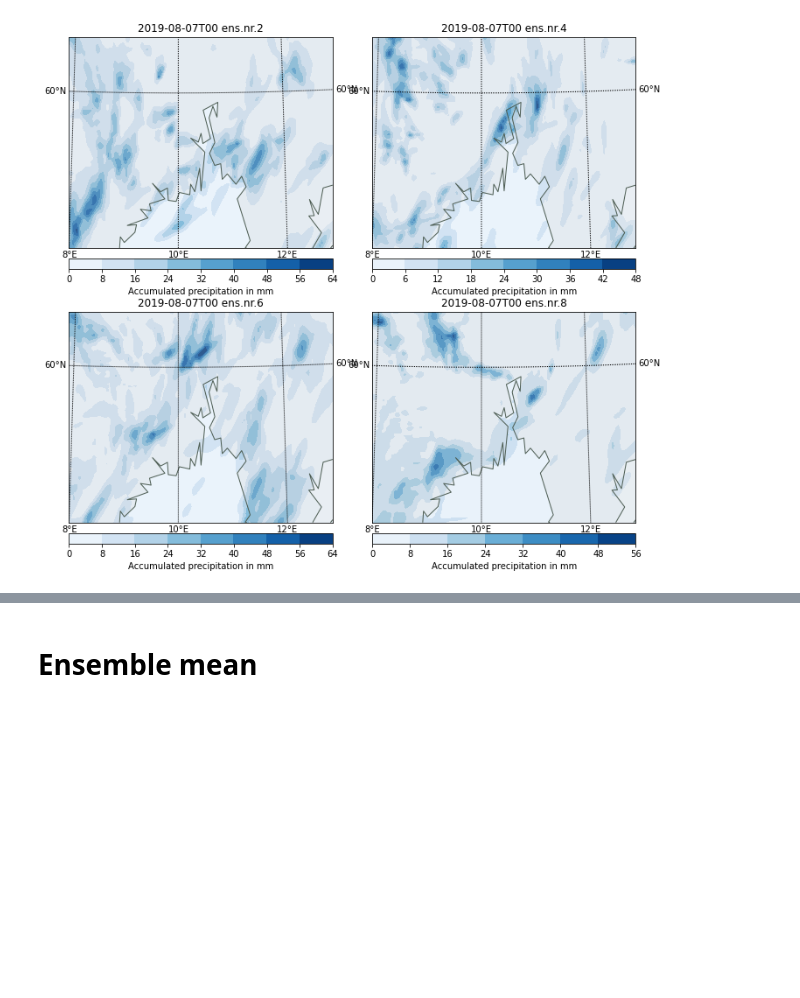
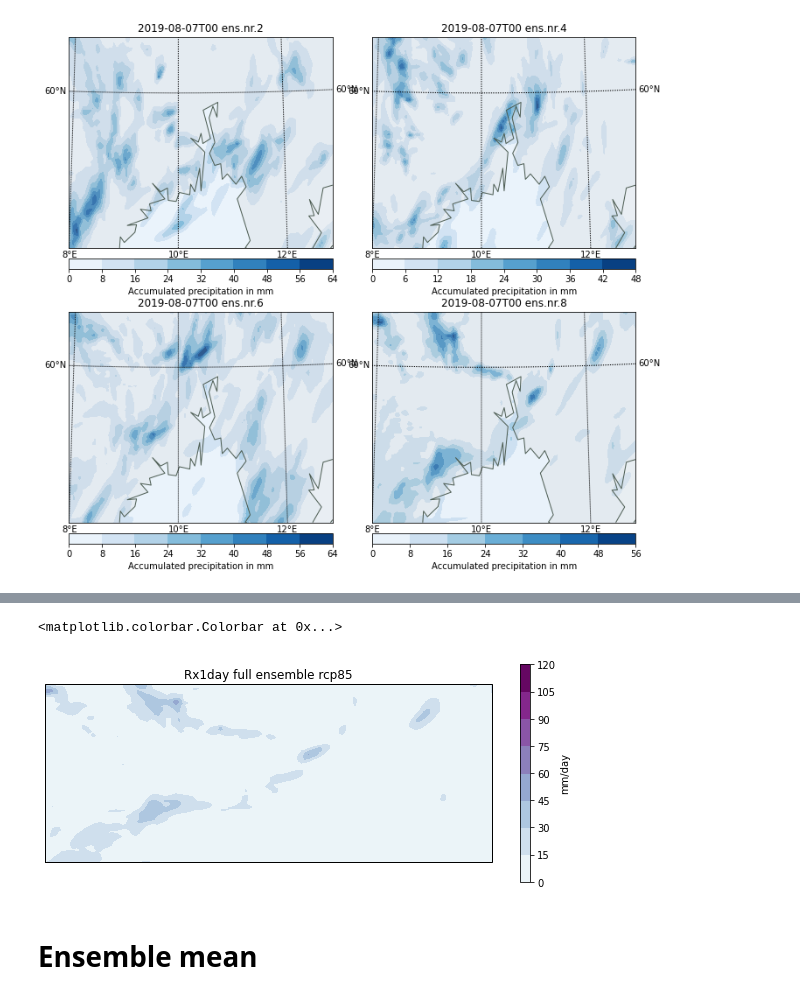
Before and after one commit to eirikngard/GEO4902, a Jupyter notebook: Precipitation_exercise.ipynb, the cells around one changed output, grey strips where cells are left out. Drawn from its saved outputs; the diff is of its cells as text; code cells hidden in the pictures; blank space fills up the shorter version.

```diff
--- a/Precipitation_exercise.ipynb
+++ b/Precipitation_exercise.ipynb
@@ -127,0 +131,21 @@ cbar.set_label('Accumulated precipitation in mm')
+# %%
+import cartopy.crs as ccrs
+'''
+fig,ax = plt.subplots(subplot_kw = {'projection' : ccrs.PlateCarree()},figsize=(10,4))
+ax.coastlines()
+c = ax.contourf(rcp85_rx1day.lon,rcp85_rx1day.lat,rcp85_rx1day,cmap='BuPu',levels=np.arange(20,50,5))#,levels=np.arange(0,50))
+ax.set_title('Rx1day full ensemble rcp85')
+plt.colorbar(c,ax=ax,label='mm/day')
+'''
+noe = f.precipitation_amount_acc[timestep_1,mlevel,memb4,:,:]
+#llcrnrlat= 58.5, urcrnrlat=60.5, llcrnrlon=8.0, urcrnrlon=13.0)
+fig,ax = plt.subplots(subplot_kw = {'projection' : ccrs.PlateCarree()},figsize=(10,4))
+#ax.coastlines()
+c = ax.contourf(f.longitude,f.latitude,noe,cmap='BuPu')#,levels=np.arange(20,50,5))#,levels=np.arange(0,50))
+ax.set_title('Rx1day full ensemble rcp85')
+ax.set_xlim(8,13)
+ax.set_ylim(58.5,60.5)
+plt.colorbar(c,ax=ax,label='mm/day')
+# %% [output]
+<matplotlib.colorbar.Colorbar at 0x...>
+[figure, added]
```
Also changed, not shown: parts of 5 cells of this notebook.
